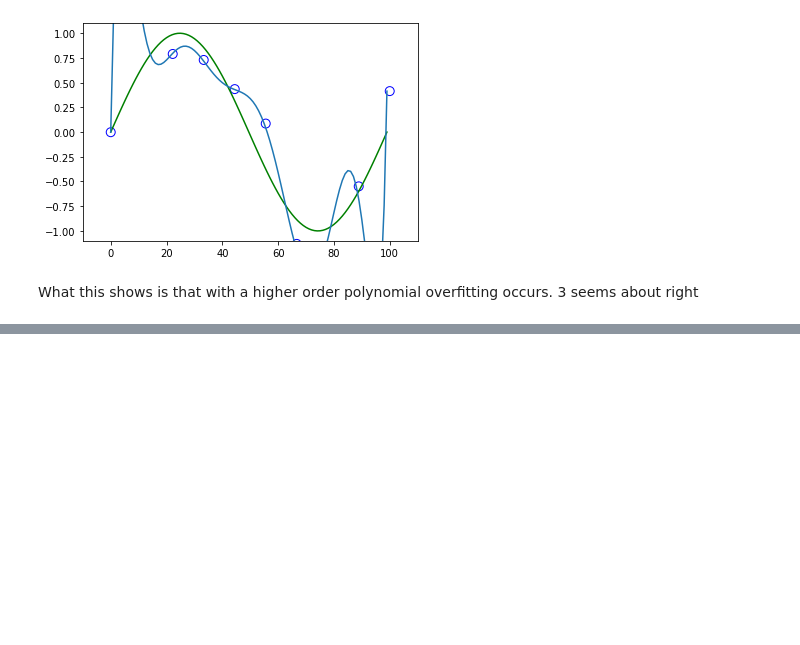
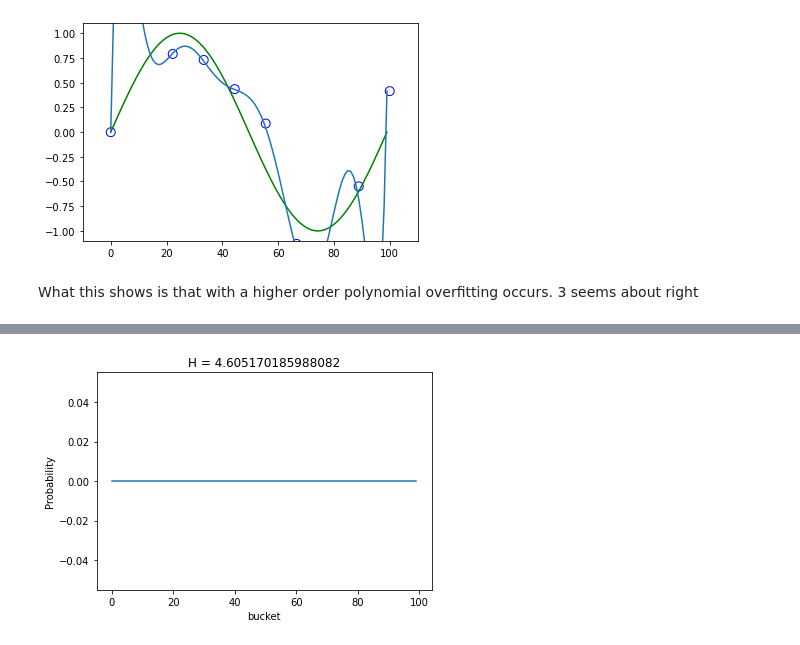
Before and after one commit to wouterMostard/PRML, a Jupyter notebook: Chapter 1 Introduction.ipynb, the cells around one changed output, grey strips where cells are left out. Cells and saved outputs as stored; diff of their text form; code cells hidden in the pictures; blank space fills up the shorter version.

```diff
--- a/Chapter 1 Introduction.ipynb
+++ b/Chapter 1 Introduction.ipynb
@@ -99,0 +144,10 @@ What this shows is that with a higher order polynomial overfitting occurs. 3 see
+# %%
+norm1 = stats.uniform(0.5, 2)
+plt.plot((stats.uniform(loc=0, scale=100).pdf(np.linspace(0, 1, 100))).astype(int))
+discritized = (stats.uniform(loc=0, scale=100).pdf(np.linspace(0, 1, 100)) * 100).astype(int)
+plt.title(f'H = {calculate_entropy(discritized)}')
+plt.xlabel('bucket')
+plt.ylabel('Probability')
+plt.show()
+# %% [output]
+[figure, added]
```
Also changed, not shown: parts of 4 cells of this notebook.
